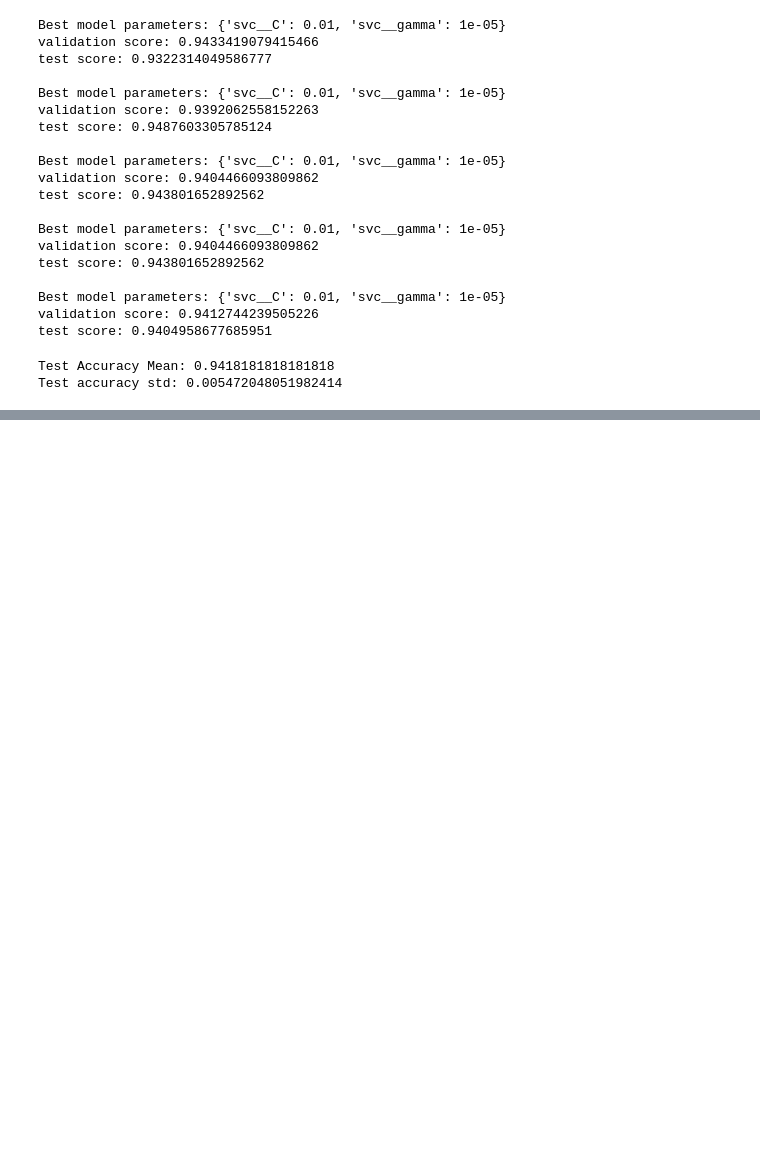
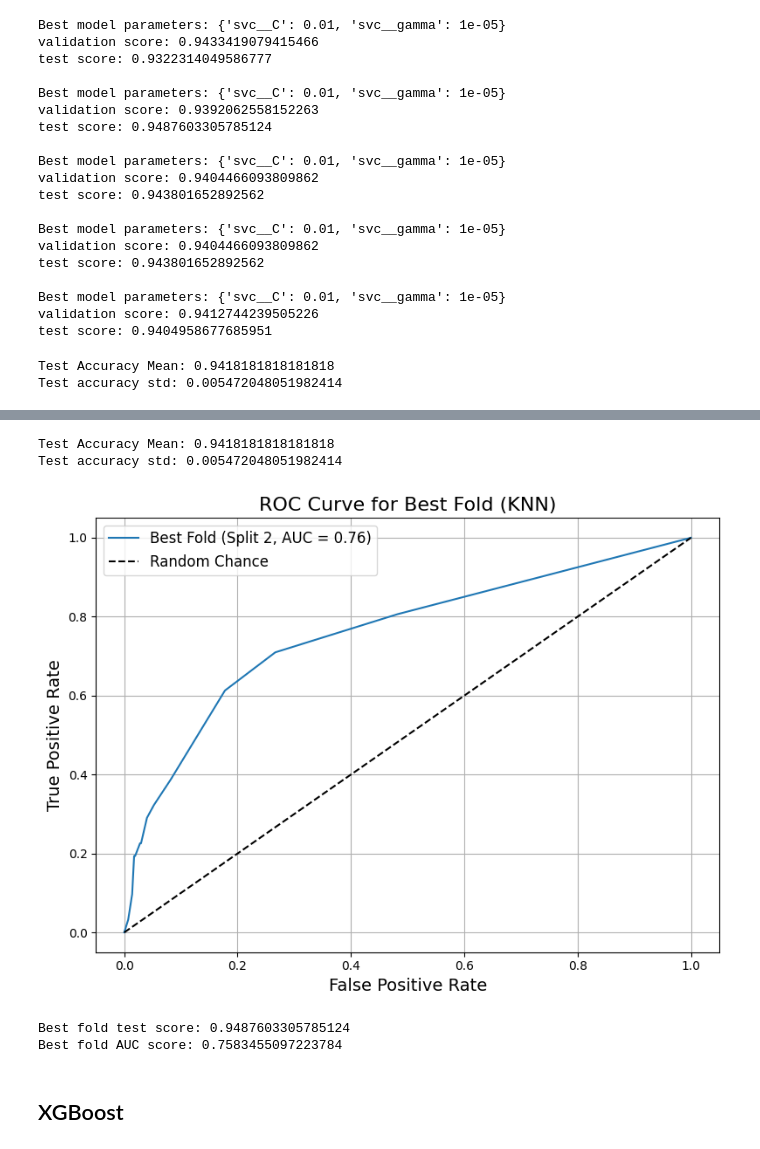
Before and after one commit to xiaoke-song/1030project_squirrels, a Jupyter notebook: src/friendly_squirrel.ipynb, the cells around one changed output, grey strips where cells are left out. Saved outputs shown, nothing was run; the diff lists cells and outputs as text; code cells hidden in the pictures; blank space fills up the shorter version.

```diff
--- a/src/friendly_squirrel.ipynb
+++ b/src/friendly_squirrel.ipynb
@@ -737,0 +890,40 @@ Test accuracy std: 0.005472048051982414
+# %%
+print(f'Test Accuracy Mean: {np.mean(knn_test_scores)}')
+print(f'Test accuracy std: {np.std(knn_test_scores)}')
+# %% [output]
+Test Accuracy Mean: 0.9418181818181818
+Test accuracy std: 0.005472048051982414
+# %%
+# Draw ROC curve with best prediction fold (based on test score for KNN)
+best_fold_index = max(range(len(knn_test_scores)), key=lambda i: knn_test_scores[i])
+best_model = knn_final_models[best_fold_index].best_estimator_
+
+X_other, X_test, y_other, y_test = train_test_split(X, y, test_size=0.2, random_state=42 * best_fold_index)
+
+preprocessor_fitted = best_model.named_steps['columntransformer']
+X_test_prep = preprocessor_fitted.transform(X_test)
+
+y_test_prob = best_model.named_steps['kneighborsclassifier'].predict_proba(X_test_prep)[:, 1]
+
+fpr, tpr, thresholds = roc_curve(y_test, y_test_prob)
+best_auc_score = roc_auc_score(y_test, y_test_prob)
+
+plt.figure(figsize=(8, 6))
+plt.plot(fpr, tpr, label=f'Best Fold (Split {best_fold_index + 1}, AUC = {best_auc_score:.2f})')
+plt.plot([0, 1], [0, 1], 'k--', label='Random Chance')
+plt.xlabel('False Positive Rate', fontsize=14)
+plt.ylabel('True Positive Rate', fontsize=14)
+plt.title('ROC Curve for Best Fold (KNN)', fontsize=16)
+plt.legend(fontsize=12)
+plt.grid()
+plt.tight_layout()
+plt.show()
+
+print(f"Best fold test score: {knn_test_scores[best_fold_index]}")
+print(f"Best fold AUC score: {best_auc_score}")
+# %% [output]
+[figure, added]
+Best fold test score: 0.9487603305785124
+Best fold AUC score: 0.7583455097223784
+# %% [markdown]
+## XGBoost ##
```
Also changed, not shown: parts of 15 cells of this notebook.
